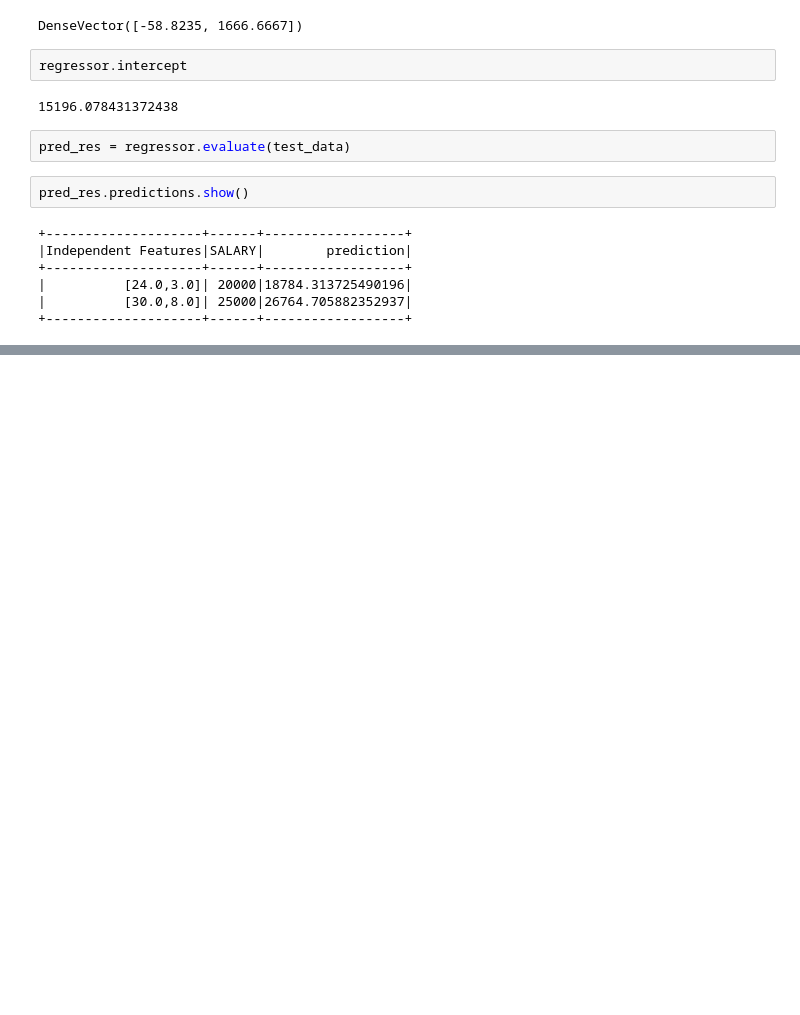
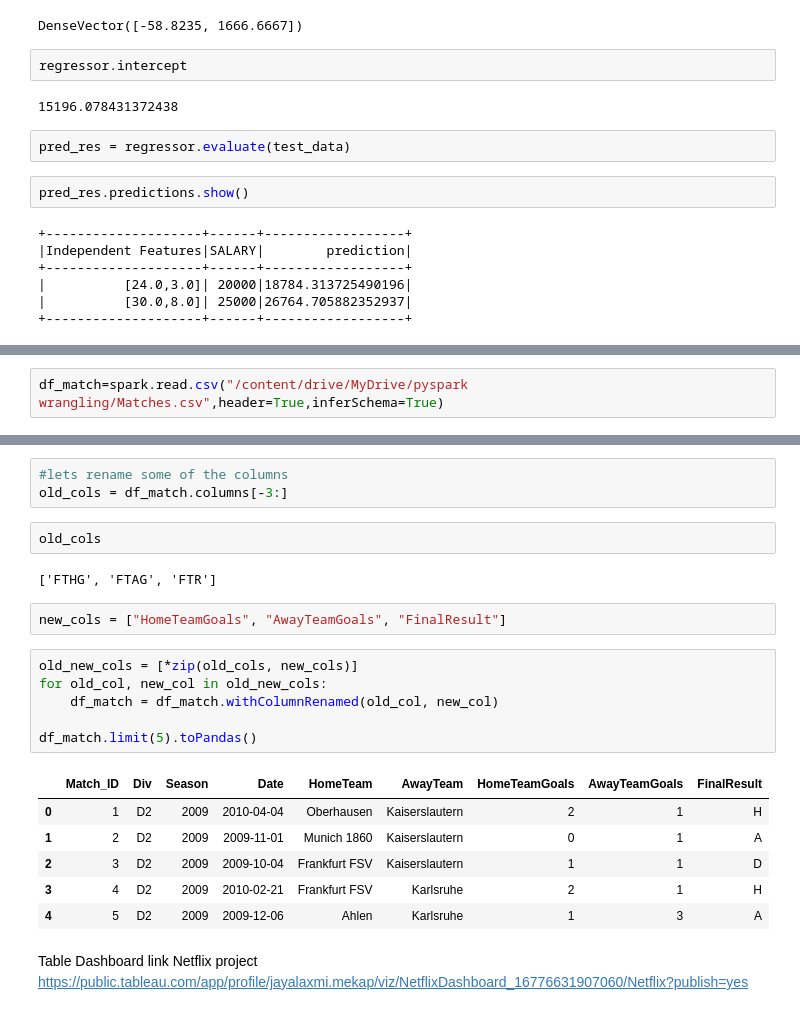
Before and after one commit to Jaya9522/daily-practice, a Jupyter notebook: pyspark.ipynb, the cells around one changed output, grey strips where cells are left out. Cells and saved outputs as stored; diff of their text form; blank space fills up the shorter version.

```diff
--- a/pyspark.ipynb
+++ b/pyspark.ipynb
@@ -777,0 +794,2 @@ pred_res.predictions.show()
+# %%
+df_match=spark.read.csv("/content/drive/MyDrive/pyspark wrangling/Matches.csv",header=True,inferSchema=True)
@@ -777,0 +829,25 @@ pred_res.predictions.show()
+# %%
+#lets rename some of the columns
+old_cols = df_match.columns[-3:]
+# %%
+old_cols
+# %% [output]
+['FTHG', 'FTAG', 'FTR']
+# %%
+new_cols = ["HomeTeamGoals", "AwayTeamGoals", "FinalResult"]
+# %%
+old_new_cols = [*zip(old_cols, new_cols)]
+for old_col, new_col in old_new_cols:
+    df_match = df_match.withColumnRenamed(old_col, new_col)
+
+df_match.limit(5).toPandas()
+# %% [output]
+|  | Match_ID | Div | Season | Date | HomeTeam | AwayTeam | HomeTeamGoals | AwayTeamGoals | FinalResult |
+| 0 | 1 | D2 | 2009 | 2010-04-04 | Oberhausen | Kaiserslautern | 2 | 1 | H |
+| 1 | 2 | D2 | 2009 | 2009-11-01 | Munich 1860 | Kaiserslautern | 0 | 1 | A |
+| 2 | 3 | D2 | 2009 | 2009-10-04 | Frankfurt FSV | Kaiserslautern | 1 | 1 | D |
+| 3 | 4 | D2 | 2009 | 2010-02-21 | Frankfurt FSV | Karlsruhe | 2 | 1 | H |
+| 4 | 5 | D2 | 2009 | 2009-12-06 | Ahlen | Karlsruhe | 1 | 3 | A |
+# %% [markdown]
+Table Dashboard link Netflix project
+https://public.tableau.com/app/profile/jayalaxmi.mekap/viz/NetflixDashboard_16776631907060/Netflix?publish=yes
```
Also changed, not shown: parts of 5 cells of this notebook.
